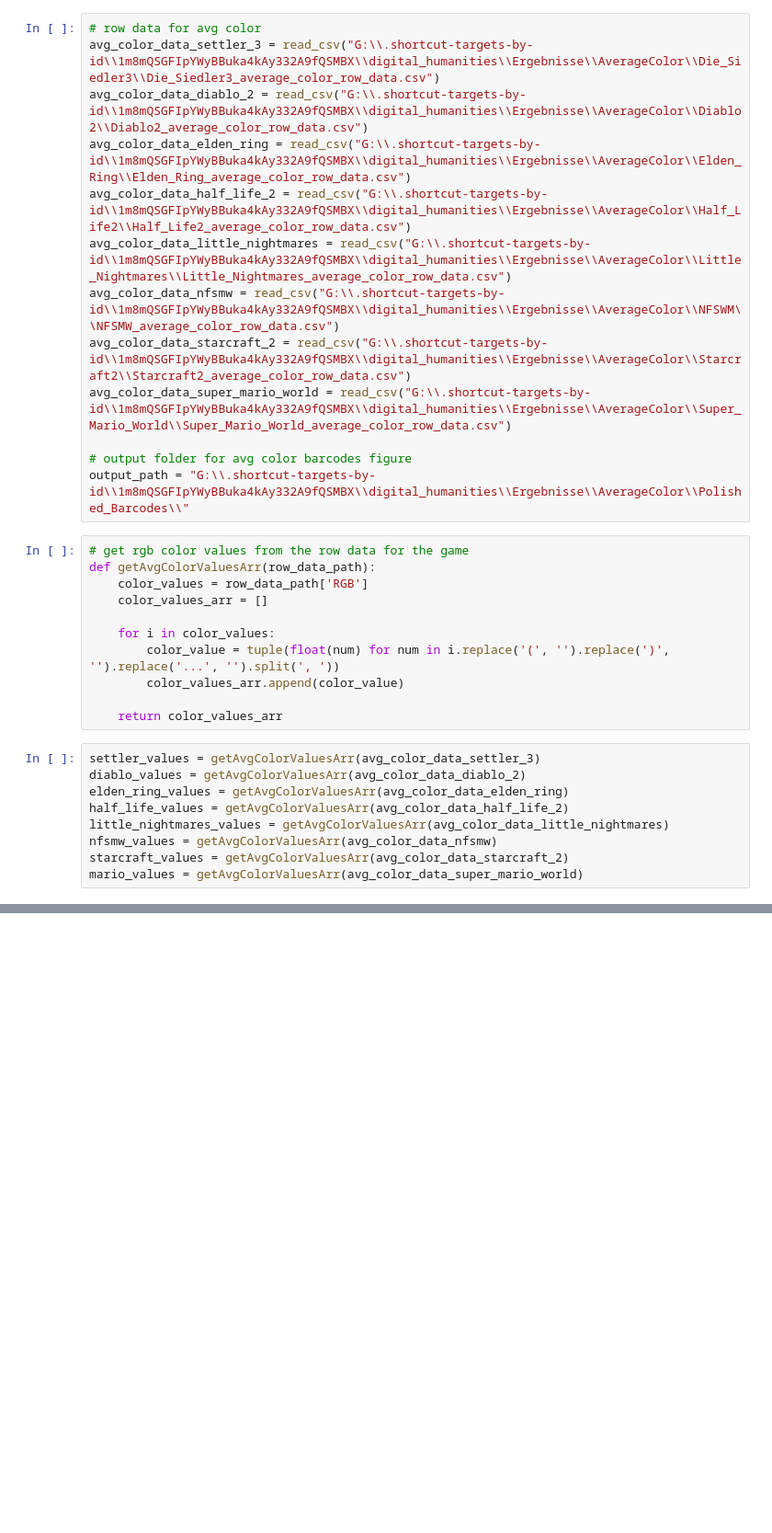
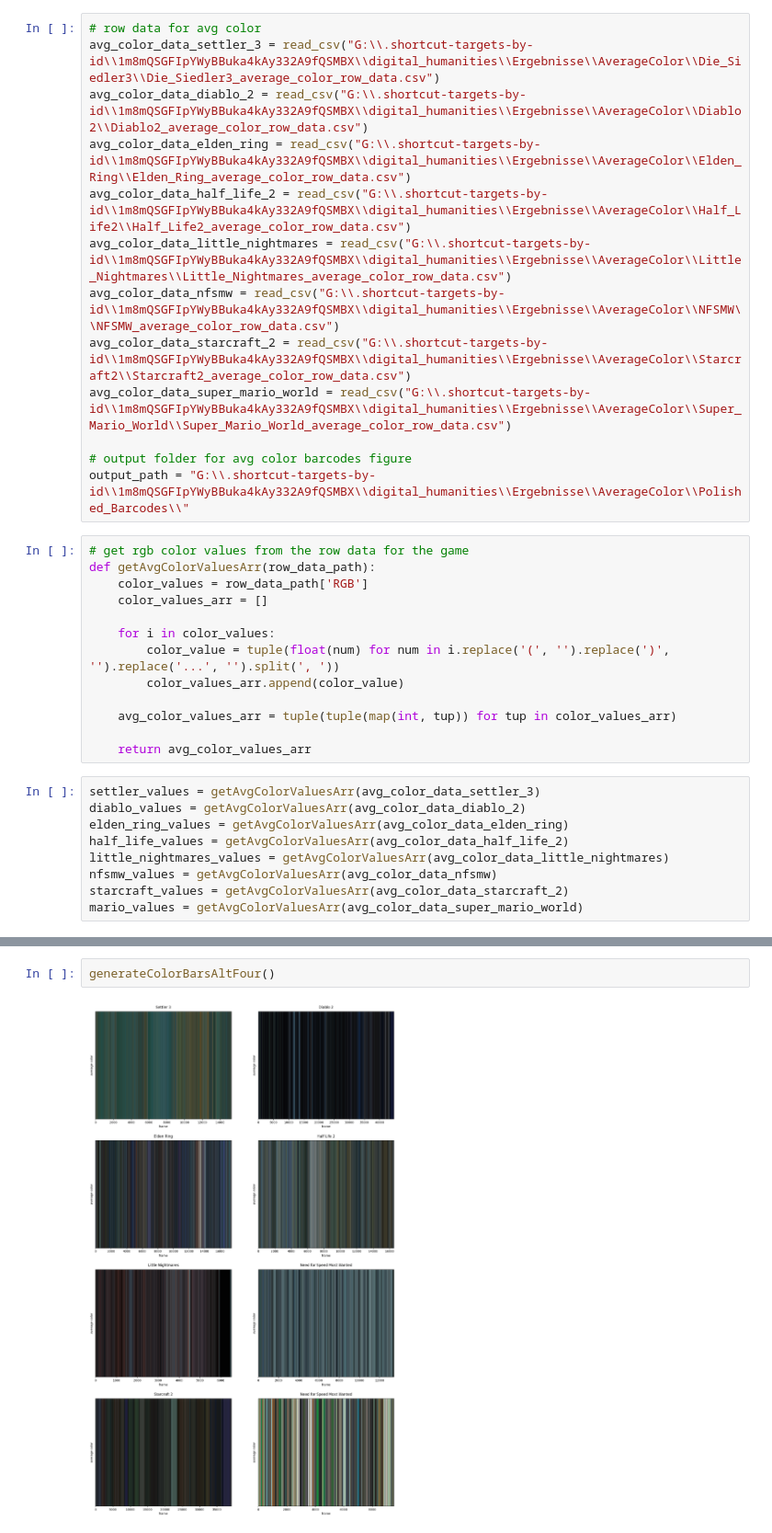
Before and after one commit to vairasza/dhcv, a Jupyter notebook: barcode_fine_tuning.ipynb, the cells around one changed output, grey strips where cells are left out. Shown at 92% size. Drawn from its saved outputs; the diff is of its cells as text; blank space fills up the shorter version.

```diff
--- a/barcode_fine_tuning.ipynb
+++ b/barcode_fine_tuning.ipynb
@@ -9,7 +10,7 @@ avg_color_data_diablo_2 = read_csv("G:\\.shortcut-targets-by-id\\1m8mQSGFIpYWyBB
 avg_color_data_elden_ring = read_csv("G:\\.shortcut-targets-by-id\\1m8mQSGFIpYWyBBuka4kAy332A9fQSMBX\\digital_humanities\\Ergebnisse\\AverageColor\\Elden_Ring\\Elden_Ring_average_color_row_data.csv")
 avg_color_data_half_life_2 = read_csv("G:\\.shortcut-targets-by-id\\1m8mQSGFIpYWyBBuka4kAy332A9fQSMBX\\digital_humanities\\Ergebnisse\\AverageColor\\Half_Life2\\Half_Life2_average_color_row_data.csv")
 avg_color_data_little_nightmares = read_csv("G:\\.shortcut-targets-by-id\\1m8mQSGFIpYWyBBuka4kAy332A9fQSMBX\\digital_humanities\\Ergebnisse\\AverageColor\\Little_Nightmares\\Little_Nightmares_average_color_row_data.csv")
-avg_color_data_nfsmw = read_csv("G:\\.shortcut-targets-by-id\\1m8mQSGFIpYWyBBuka4kAy332A9fQSMBX\\digital_humanities\\Ergebnisse\\AverageColor\\NFSWM\\NFSMW_average_color_row_data.csv")
+avg_color_data_nfsmw = read_csv("G:\\.shortcut-targets-by-id\\1m8mQSGFIpYWyBBuka4kAy332A9fQSMBX\\digital_humanities\\Ergebnisse\\AverageColor\\NFSMW\\NFSMW_average_color_row_data.csv")
 avg_color_data_starcraft_2 = read_csv("G:\\.shortcut-targets-by-id\\1m8mQSGFIpYWyBBuka4kAy332A9fQSMBX\\digital_humanities\\Ergebnisse\\AverageColor\\Starcraft2\\Starcraft2_average_color_row_data.csv")
 avg_color_data_super_mario_world = read_csv("G:\\.shortcut-targets-by-id\\1m8mQSGFIpYWyBBuka4kAy332A9fQSMBX\\digital_humanities\\Ergebnisse\\AverageColor\\Super_Mario_World\\Super_Mario_World_average_color_row_data.csv")
 
@@ -25,7 +26,9 @@ def getAvgColorValuesArr(row_data_path):
         color_value = tuple(float(num) for num in i.replace('(', '').replace(')', '').replace('...', '').split(', '))
         color_values_arr.append(color_value)
 
-    return color_values_arr
+    avg_color_values_arr = tuple(tuple(map(int, tup)) for tup in color_values_arr)
+
+    return avg_color_values_arr
 # %%
 settler_values = getAvgColorValuesArr(avg_color_data_settler_3)
 diablo_values = getAvgColorValuesArr(avg_color_data_diablo_2)
@@ -38 +321,5 @@ mario_values = getAvgColorValuesArr(avg_color_data_super_mario_world)
+# %%
+generateColorBarsAltFour()
+# %% [output]
+[figure, added]
 # %%
```
Also changed, not shown: parts of 8 cells of this notebook.
